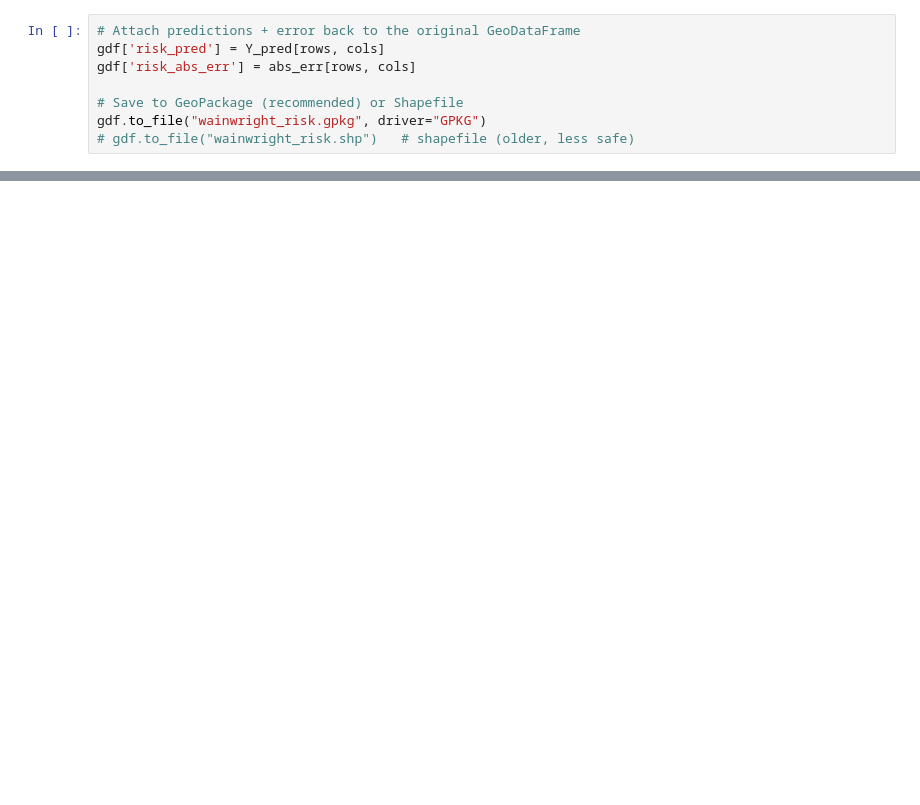
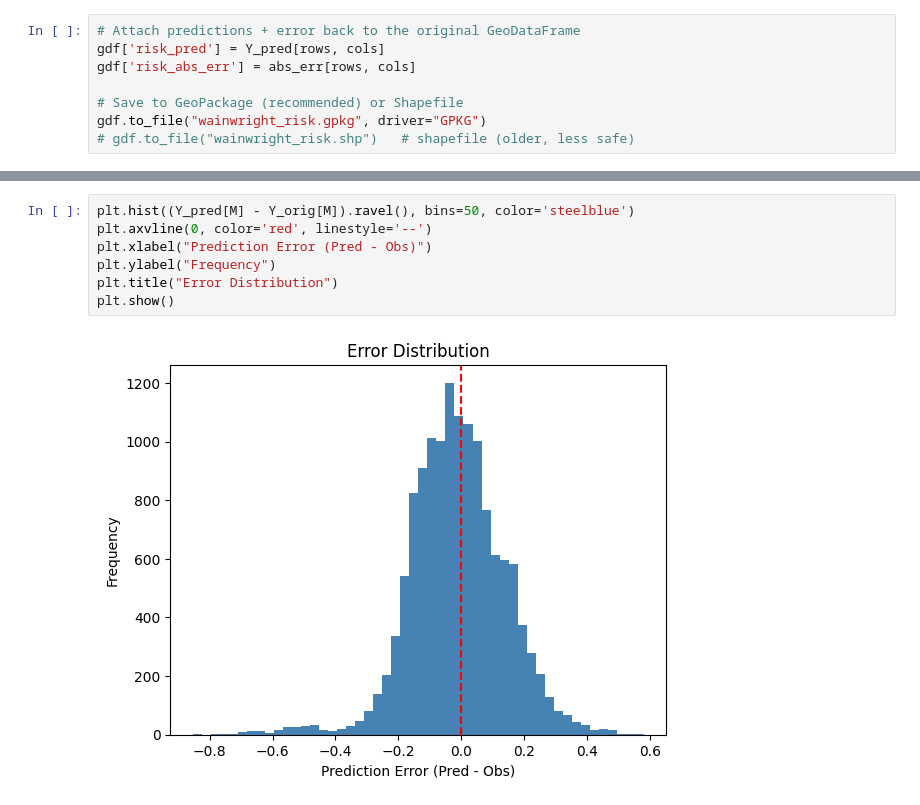
Before and after one commit to EmineSenkardesler/R121_02, a Jupyter notebook: codes/autoencoder_02.ipynb, the cells around one changed output, grey strips where cells are left out. Saved outputs shown, nothing was run; the diff lists cells and outputs as text; blank space fills up the shorter version.

```diff
--- a/codes/autoencoder_02.ipynb
+++ b/codes/autoencoder_02.ipynb
@@ -313,0 +357,9 @@ gdf.to_file("wainwright_risk.gpkg", driver="GPKG")
+# %%
+plt.hist((Y_pred[M] - Y_orig[M]).ravel(), bins=50, color='steelblue')
+plt.axvline(0, color='red', linestyle='--')
+plt.xlabel("Prediction Error (Pred - Obs)")
+plt.ylabel("Frequency")
+plt.title("Error Distribution")
+plt.show()
+# %% [output]
+[figure, added]
```
Also changed, not shown: parts of 9 cells of this notebook, 4 other files.
